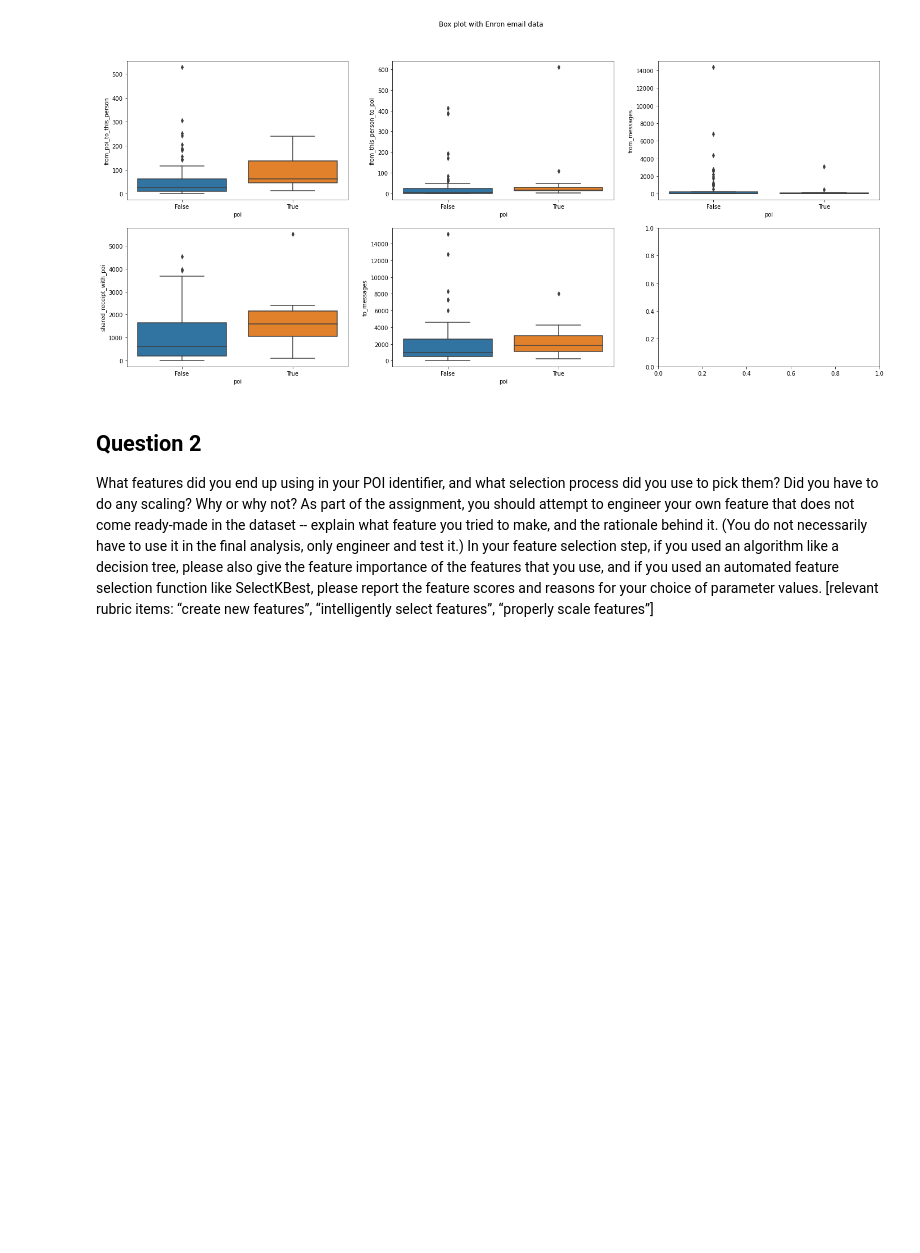
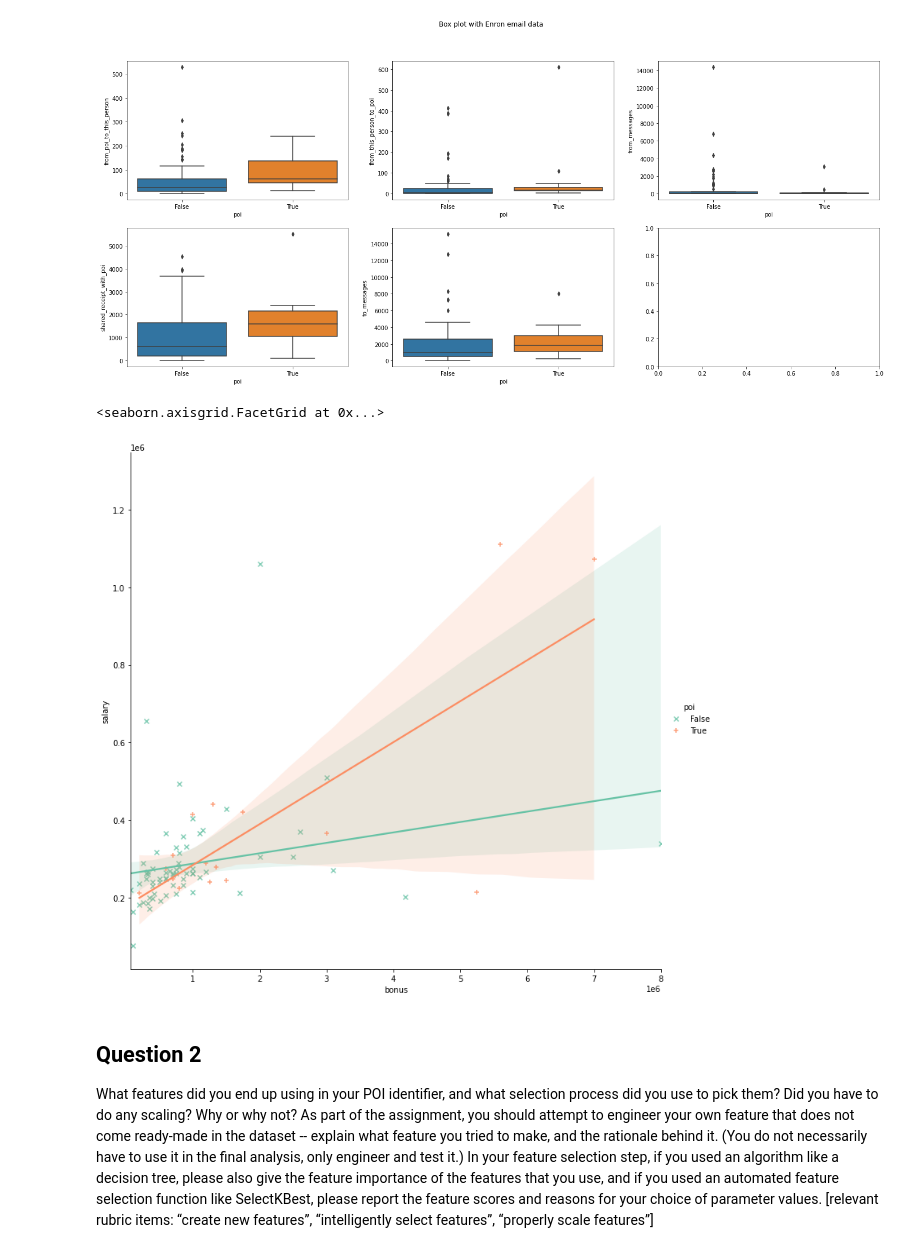
Before and after one commit to tandaniel/tandaniel, a Jupyter notebook: main/main.ipynb, the cells around one changed output. Saved outputs shown, nothing was run; the diff lists cells and outputs as text; code cells hidden in the pictures; blank space fills up the shorter version.

Commit message:
added poi vs non-poi salary and bonus plots

```diff
--- a/main/main.ipynb
+++ b/main/main.ipynb
@@ -432,6 +432,11 @@ sns_boxplot(enron_df, 'Box plot with Enron financial data', financial_features,
 sns_boxplot(enron_df, 'Box plot with Enron email data', email_features, 2, 3)
 # %% [output]
 [figure]
+# %%
+sns.lmplot(x='bonus', y= 'salary', hue='poi', data=enron_df, palette='Set2',size=10,markers=['x','+'])
+# %% [output]
+<seaborn.axisgrid.FacetGrid at 0x...>
+[figure, added]
 # %% [markdown]
 <h2>Question 2</h2>
 
```
